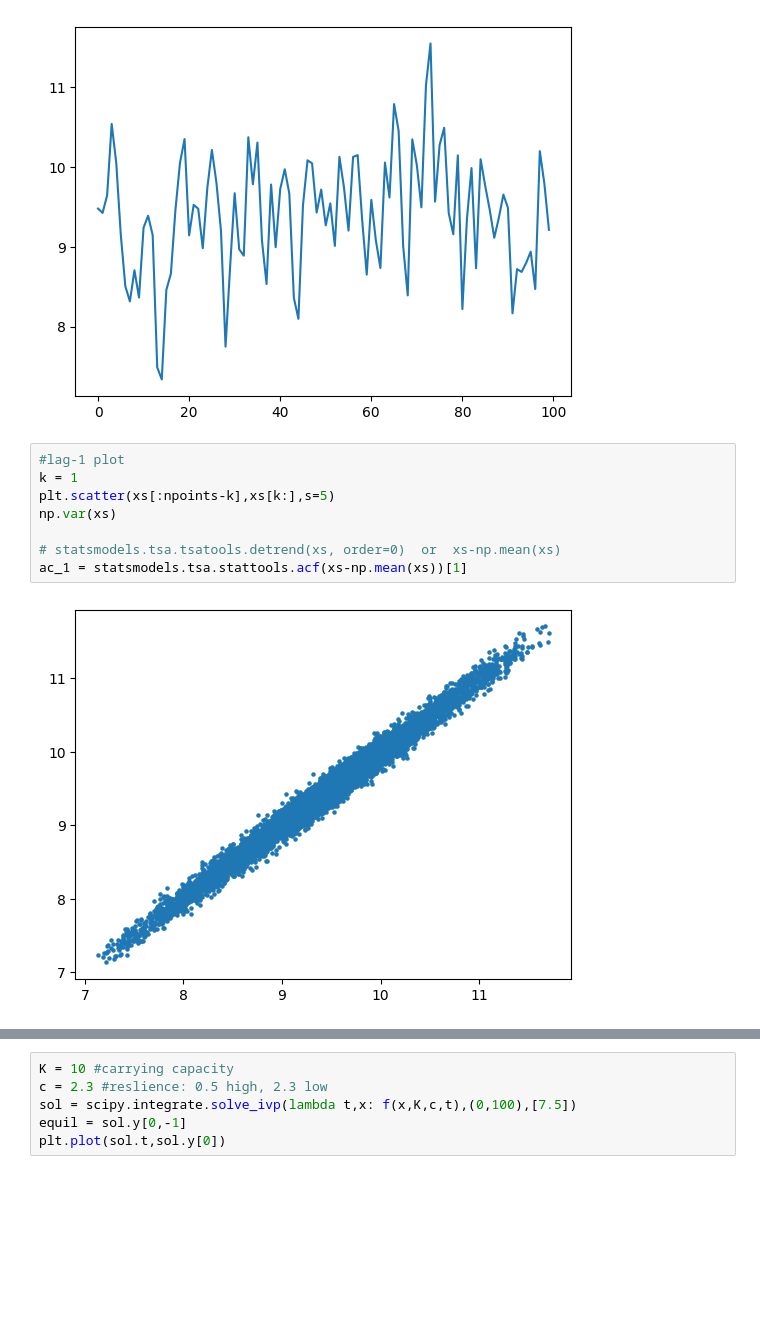
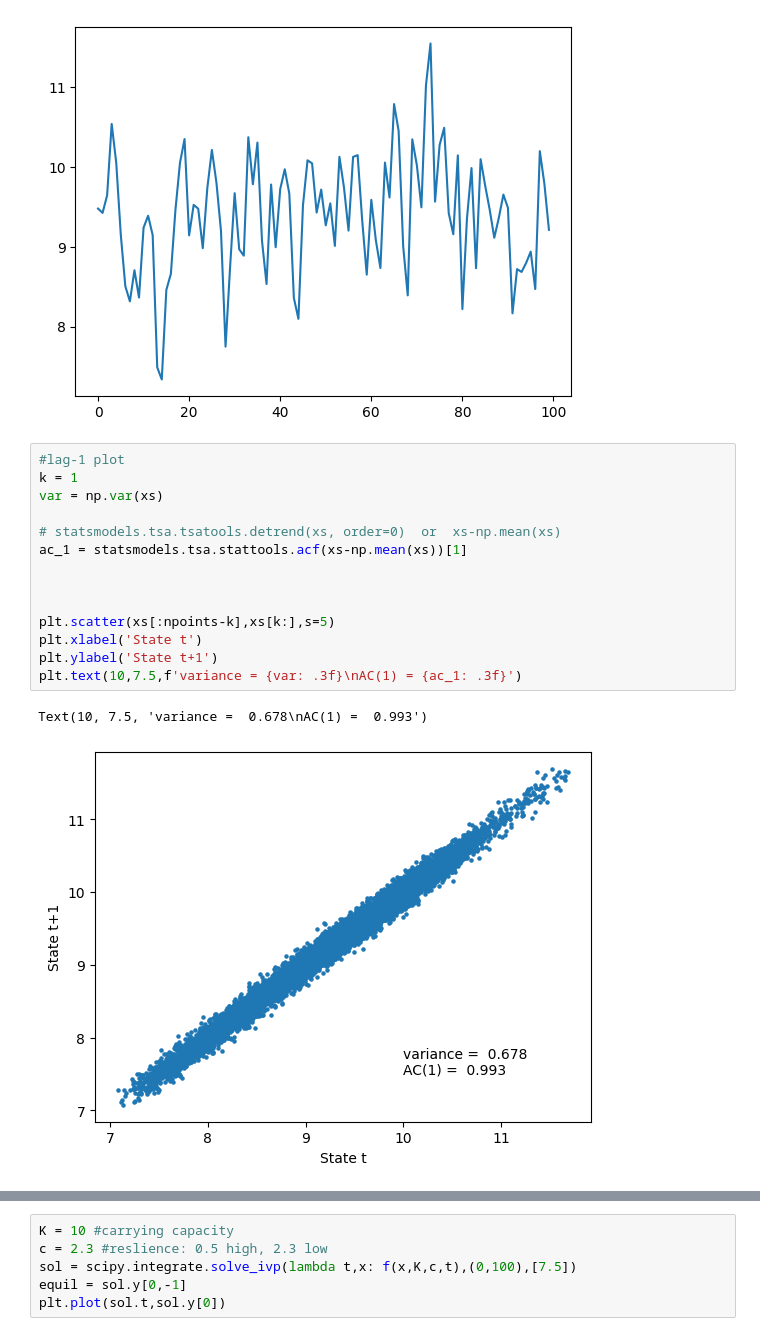
Before and after one commit to j-dichgans/Bachelor-Thesis, a Jupyter notebook: scheffer_fig_1.ipynb, the cells around one changed output, grey strips where cells are left out. Cells and saved outputs as stored; diff of their text form; blank space fills up the shorter version.

```diff
--- a/scheffer_fig_1.ipynb
+++ b/scheffer_fig_1.ipynb
@@ -44,13 +46,20 @@ plt.plot(np.arange(100),xs[::100])
 # %%
 #lag-1 plot
 k = 1
-plt.scatter(xs[:npoints-k],xs[k:],s=5)
-np.var(xs)
+var = np.var(xs)
 
 # statsmodels.tsa.tsatools.detrend(xs, order=0)  or  xs-np.mean(xs)
 ac_1 = statsmodels.tsa.stattools.acf(xs-np.mean(xs))[1]
+
+
+
+plt.scatter(xs[:npoints-k],xs[k:],s=5)
+plt.xlabel('State t')
+plt.ylabel('State t+1')
+plt.text(10,7.5,f'variance = {var: .3f}\nAC(1) = {ac_1: .3f}')
 # %% [output]
+Text(10, 7.5, 'variance =  0.678\nAC(1) =  0.993')
-[figure, old version]
+[figure, new version]
 # %%
 np.var(xs), ac_1
 # %% [output]
```
Also changed, not shown: parts of 4 cells of this notebook, 4 other files.
